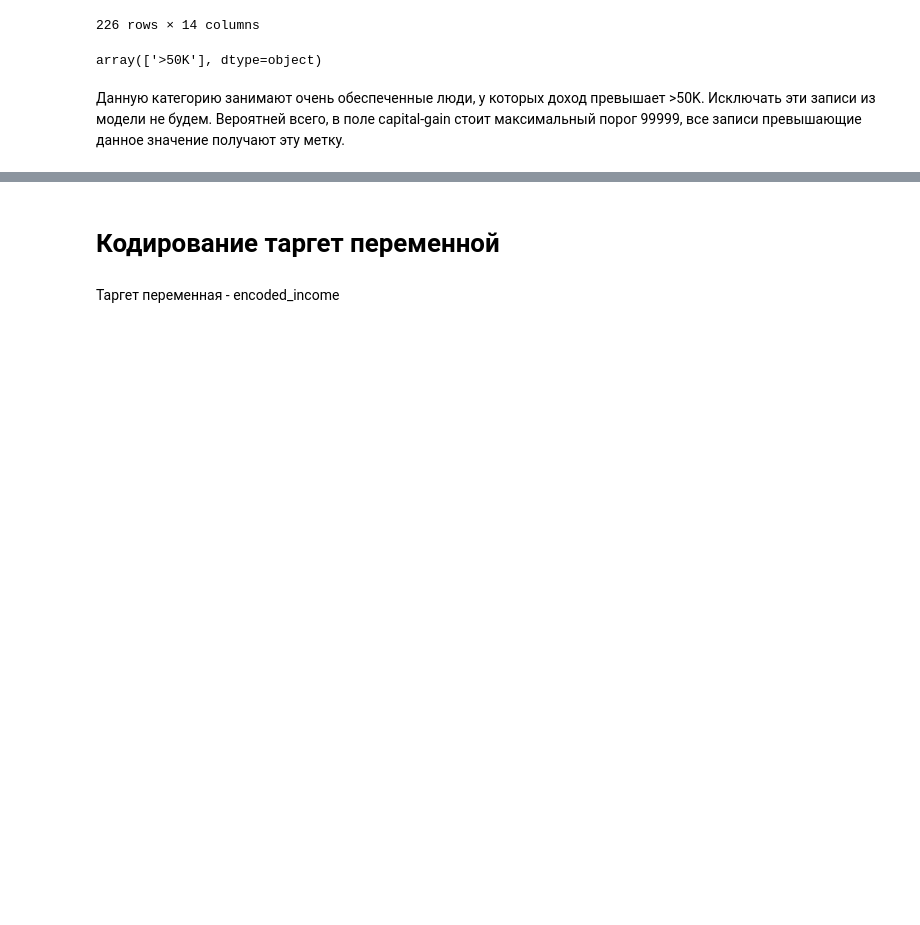
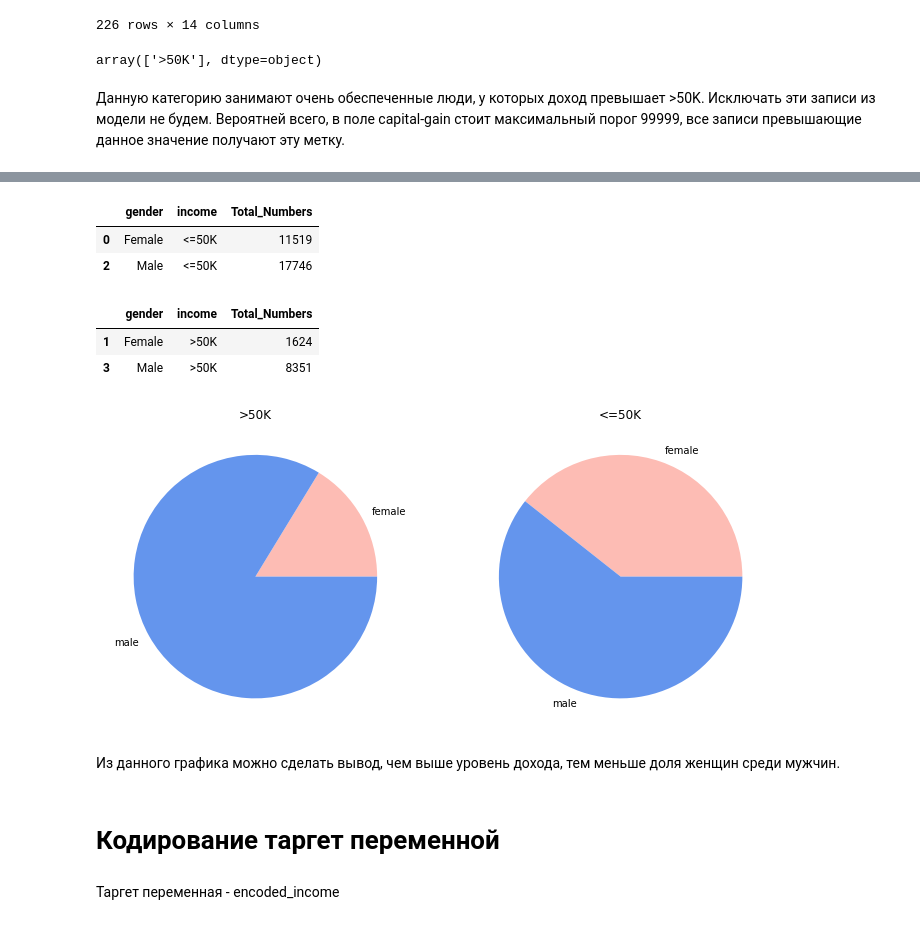
Before and after one commit to GitForPy/Machine-Learning, a Jupyter notebook: hw1.ipynb, the cells around one changed output, grey strips where cells are left out. Saved outputs shown, nothing was run; the diff lists cells and outputs as text; code cells hidden in the pictures; blank space fills up the shorter version.

```diff
--- a/hw1.ipynb
+++ b/hw1.ipynb
@@ -401,0 +448,6 @@ array(['>50K'], dtype=object)
+# %%
+gender_data = df.groupby(['gender','income'])[['income']].count()
+gender_data.rename(columns={'income':'Total_Numbers'}, inplace=True)
+gender_data.reset_index(inplace=True)
+
+gender_data
@@ -402,3 +460,35 @@ array(['>50K'], dtype=object)
+# %%
+less_50 = gender_data[gender_data['income'] == '<=50K']
+less_50
+# %% [output]
+|  | gender | income | Total_Numbers |
+| 0 | Female | <=50K | 11519 |
+| 2 | Male | <=50K | 17746 |
+# %%
+over_50 = gender_data[gender_data['income'] == '>50K']
+over_50
+# %% [output]
+|  | gender | income | Total_Numbers |
+| 1 | Female | >50K | 1624 |
+| 3 | Male | >50K | 8351 |
+# %%
+plt.figure(figsize = (12, 12))
+
+plt.subplot(1, 2, 1)
+
+mycolors = ['#fdbcb4', '#6495ed']
+
+plt.pie(data=over_50, x='Total_Numbers', labels=['female', 'male'],  colors = mycolors);
+plt.title(">50K");
+
+plt.subplot(1, 2, 2)
+plt.pie(data=less_50, x='Total_Numbers', labels=['female', 'male'],  colors = mycolors);
+plt.title("<=50K")
+plt.show()
+# %% [output]
+[figure, added]
+# %% [markdown]
+Из данного графика можно сделать вывод, чем выше уровень дохода, тем меньше доля женщин среди мужчин.
 # %% [markdown]
 # Кодирование таргет переменной
 # %% [markdown]
```
Also changed, not shown: parts of 14 cells of this notebook.
